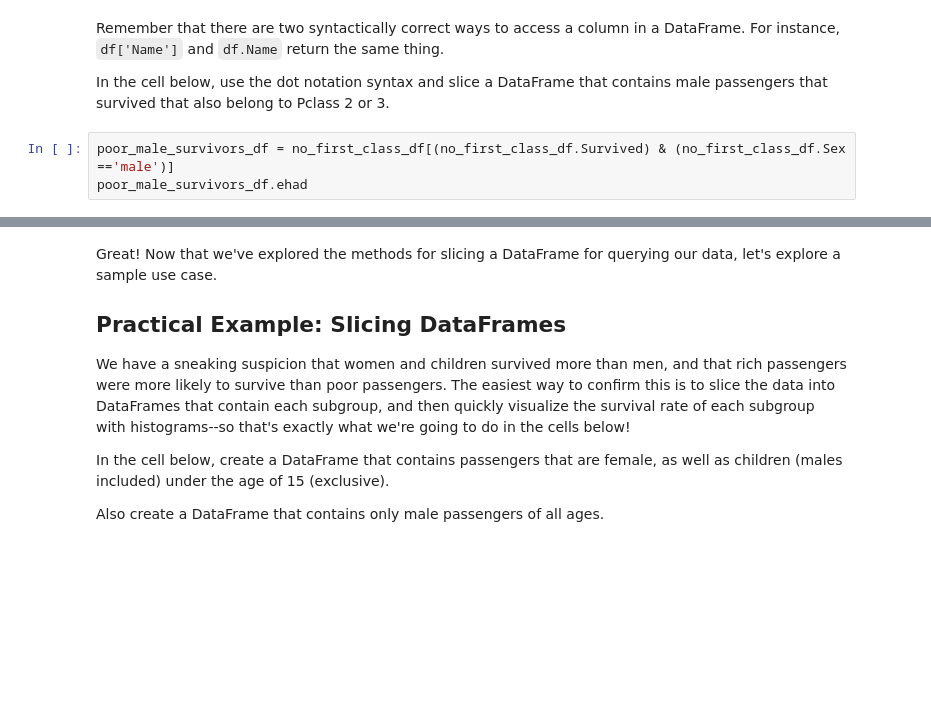
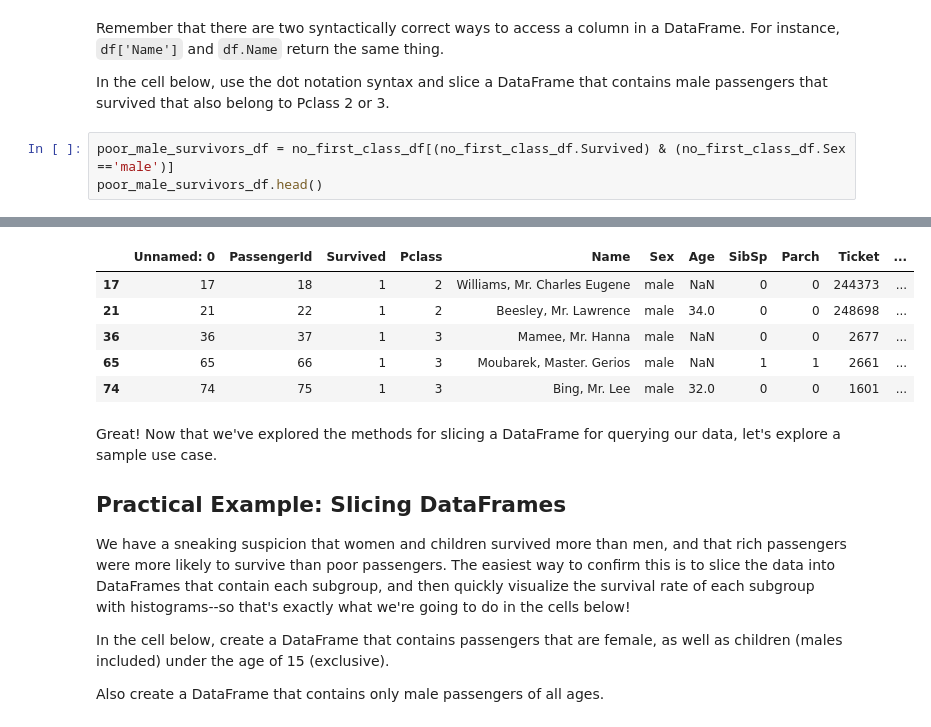
Before and after one commit to timlarcher/dsc-0-05-16-sql-with-pandas-online-ds-sp-000, a Jupyter notebook: index.ipynb, the cells around one changed output, grey strips where cells are left out. Cells and saved outputs as stored; diff of their text form; blank space fills up the shorter version.

```diff
--- a/index.ipynb
+++ b/index.ipynb
@@ -83,5 +83,5 @@ Remember that there are two syntactically correct ways to access a column in a D
 In the cell below, use the dot notation syntax and slice a DataFrame that contains male passengers that survived that also belong to Pclass 2 or 3.
 # %%
 poor_male_survivors_df = no_first_class_df[(no_first_class_df.Survived) & (no_first_class_df.Sex =='male')]
-poor_male_survivors_df.ehad
+poor_male_survivors_df.head()
 # %% [output]
@@ -89,3 +88,9 @@ SyntaxError: invalid syntax (<ipython-input-22-e7cb783a36b1>, line 1)
+|  | Unnamed: 0 | PassengerId | Survived | Pclass | Name | Sex | Age | SibSp | Parch | Ticket | ... |
+| 17 | 17 | 18 | 1 | 2 | Williams, Mr. Charles Eugene | male | NaN | 0 | 0 | 244373 | ... |
+| 21 | 21 | 22 | 1 | 2 | Beesley, Mr. Lawrence | male | 34.0 | 0 | 0 | 248698 | ... |
+| 36 | 36 | 37 | 1 | 3 | Mamee, Mr. Hanna | male | NaN | 0 | 0 | 2677 | ... |
+| 65 | 65 | 66 | 1 | 3 | Moubarek, Master. Gerios | male | NaN | 1 | 1 | 2661 | ... |
+| 74 | 74 | 75 | 1 | 3 | Bing, Mr. Lee | male | 32.0 | 0 | 0 | 1601 | ... |
 # %% [markdown]
 Great! Now that we've explored the methods for slicing a DataFrame for querying our data, let's explore a sample use case.
 
```
Also changed, not shown: parts of 1 cell of this notebook.
